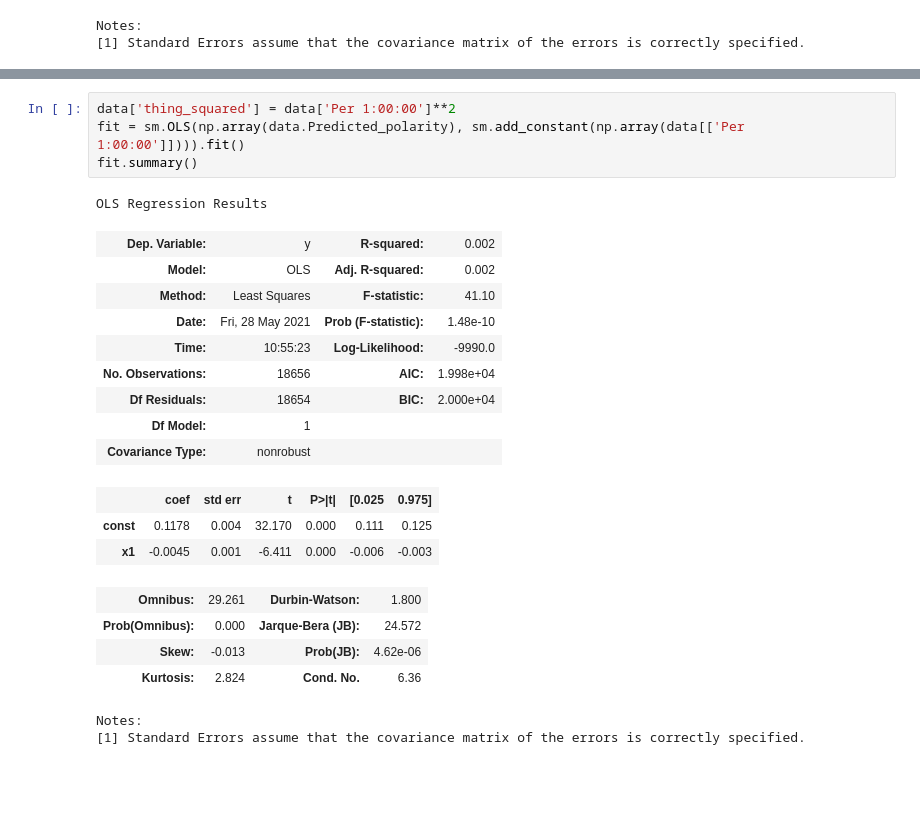
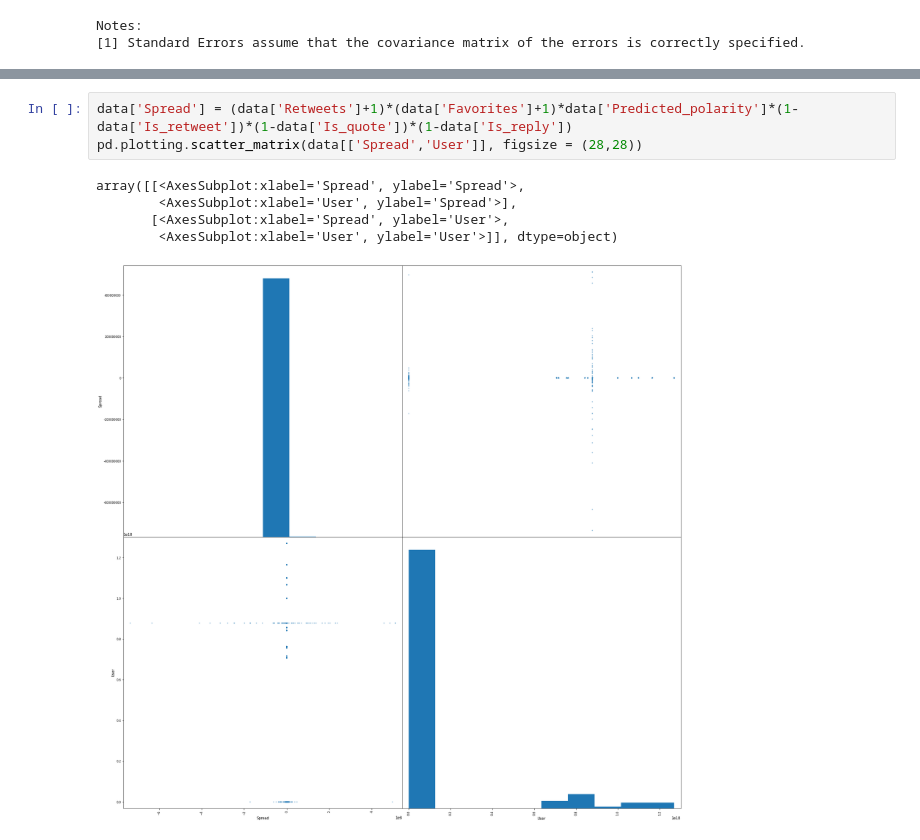
Before and after one commit to ZonovaX/SocialNetworkers, a Jupyter notebook: Messing Around/Activity.ipynb, the cells around one changed output, grey strips where cells are left out. Saved outputs shown, nothing was run; the diff lists cells and outputs as text; blank space fills up the shorter version.

```diff
--- a/Messing Around/Activity.ipynb
+++ b/Messing Around/Activity.ipynb
@@ -76,24 +56,9 @@ plt.show()
-# %%
-data['thing_squared'] = data['Per 1:00:00']**2
-fit = sm.OLS(np.array(data.Predicted_polarity), sm.add_constant(np.array(data[['Per 1:00:00']]))).fit()
-fit.summary()
-# %% [output]
-OLS Regression Results
-| Dep. Variable: | y | R-squared: | 0.002 |
-| Model: | OLS | Adj. R-squared: | 0.002 |
-| Method: | Least Squares | F-statistic: | 41.10 |
-| Date: | Fri, 28 May 2021 | Prob (F-statistic): | 1.48e-10 |
-| Time: | 10:55:23 | Log-Likelihood: | -9990.0 |
-| No. Observations: | 18656 | AIC: | 1.998e+04 |
-| Df Residuals: | 18654 | BIC: | 2.000e+04 |
-| Df Model: | 1 |  |  |
-| Covariance Type: | nonrobust |  |  |
-|  | coef | std err | t | P>|t| | [0.025 | 0.975] |
-| const | 0.1178 | 0.004 | 32.170 | 0.000 | 0.111 | 0.125 |
-| x1 | -0.0045 | 0.001 | -6.411 | 0.000 | -0.006 | -0.003 |
-| Omnibus: | 29.261 | Durbin-Watson: | 1.800 |
-| Prob(Omnibus): | 0.000 | Jarque-Bera (JB): | 24.572 |
-| Skew: | -0.013 | Prob(JB): | 4.62e-06 |
-| Kurtosis: | 2.824 | Cond. No. | 6.36 |
-Notes:
-[1] Standard Errors assume that the covariance matrix of the errors is correctly specified.
+# %%
+data['Spread'] = (data['Retweets']+1)*(data['Favorites']+1)*data['Predicted_polarity']*(1-data['Is_retweet'])*(1-data['Is_quote'])*(1-data['Is_reply'])
+pd.plotting.scatter_matrix(data[['Spread','User']], figsize = (28,28))
+# %% [output]
+array([[<AxesSubplot:xlabel='Spread', ylabel='Spread'>,
+        <AxesSubplot:xlabel='User', ylabel='Spread'>],
+       [<AxesSubplot:xlabel='Spread', ylabel='User'>,
+        <AxesSubplot:xlabel='User', ylabel='User'>]], dtype=object)
+[figure, added]
```
Also changed, not shown: parts of 10 cells of this notebook, 6 other files.
